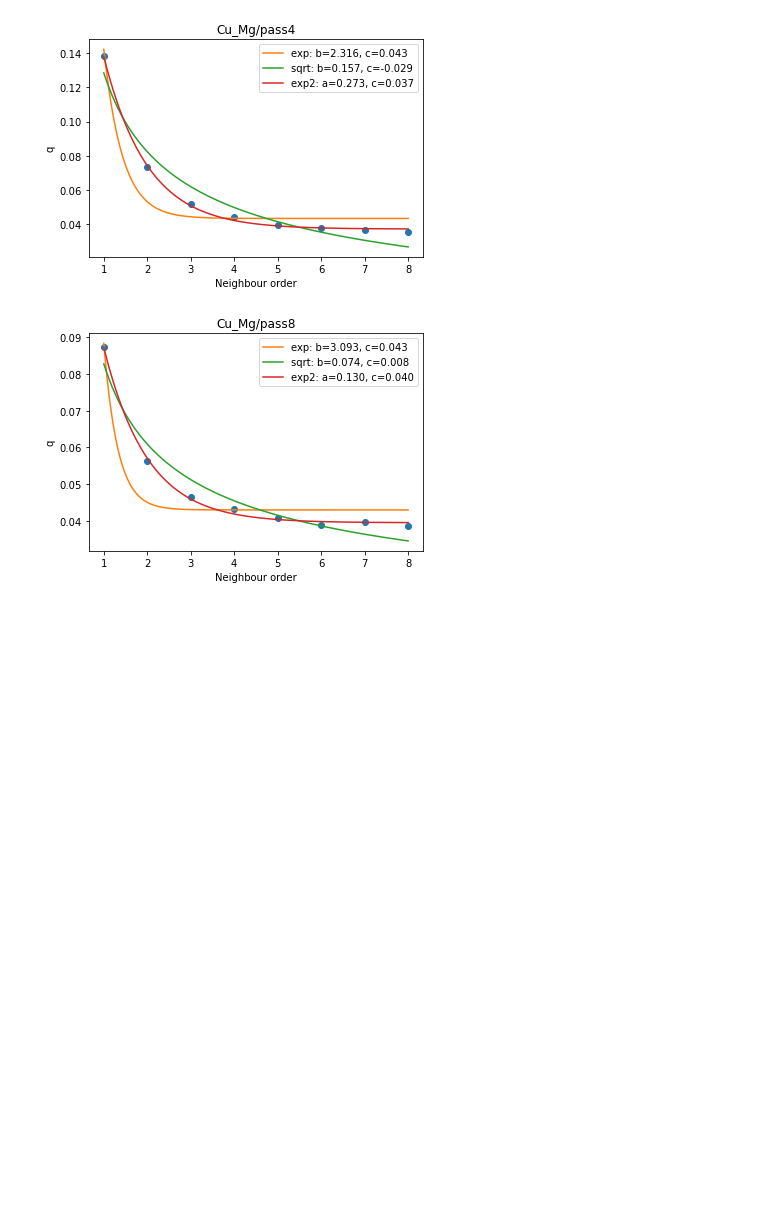
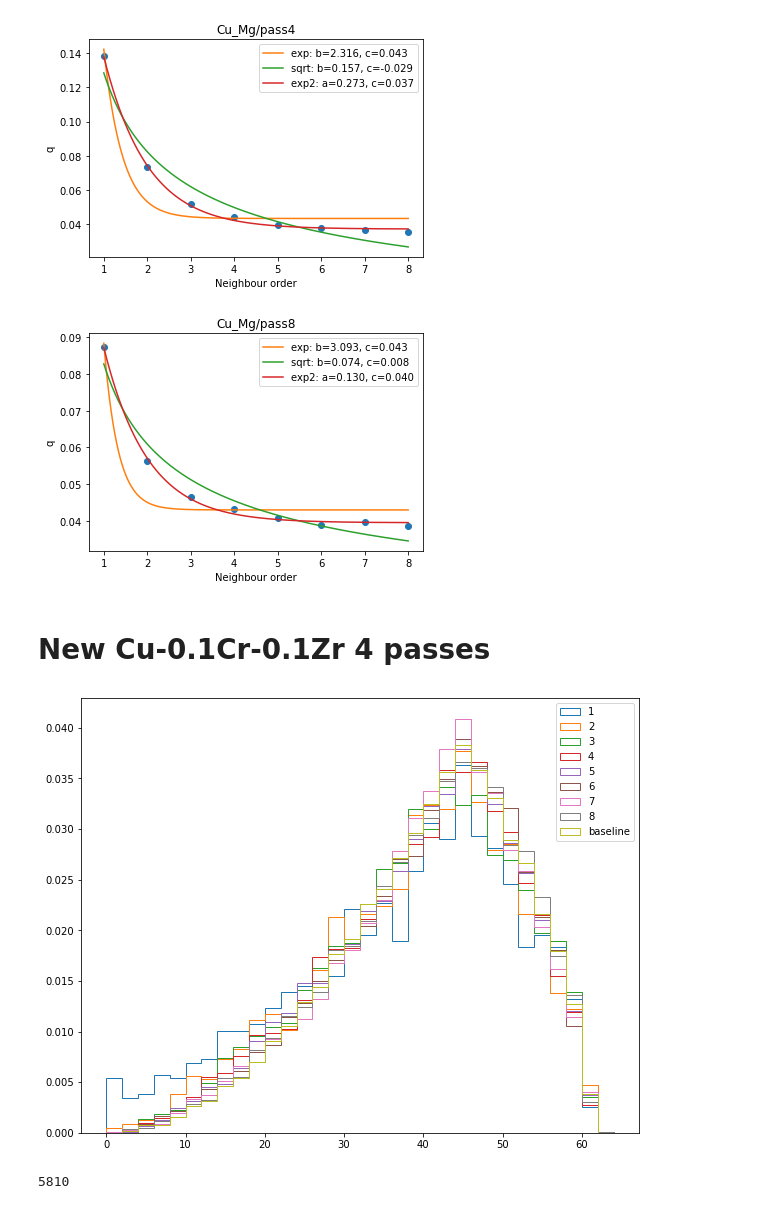
Before and after one commit to PRISBteam/Voronoi_PCC_Analyser, a Jupyter notebook: Approximation.ipynb, the cells around one changed output. Drawn from its saved outputs; the diff is of its cells as text; code cells hidden in the pictures; blank space fills up the shorter version.

```diff
--- a/Approximation.ipynb
+++ b/Approximation.ipynb
@@ -406,3 +406,5 @@ plt.legend()
 plt.show()
 # %% [output]
 [figure]
+# %% [markdown]
+# New Cu-0.1Cr-0.1Zr 4 passes
@@ -408,0 +413,22 @@ plt.show()
+# %%
+bins = np.linspace(0, 64, 33)
+# %%
+filename = '/Users/v94623eb2/Documents/ExpDataAnalysis/Experimental_Data/ECAP2022/Cu_01Cr_01Zr/Neper_RandomOri_Cu-0.1Cr-0.1Zr/pass4/disangles/disangles1.txt'
+random_distr = np.loadtxt(filename)
+# %%
+title = 'Cu_01Cr_01Zr/pass4(new)'
+dirname = '/Users/v94623eb2/Documents/Voronoi_DCC_Analyser/tests/pass4_dis'
+
+plt.figure(figsize=(10,8))
+disangles = {}
+for i in range(1, 9):
+    filename = os.path.join(dirname, f'disangles{i}.txt')
+    disangles[i] = np.loadtxt(filename)
+
+for i in range(1, 9):
+    plt.hist(disangles[i], bins=bins, density=True, histtype='step', label=str(i))
+plt.hist(random_distr, bins=bins, density=True, histtype='step', label='baseline')
+plt.legend()
+plt.show()
+# %% [output]
+[figure, added]
@@ -408,0 +443,4 @@ plt.show()
+# %%
+len(disangles[3])
+# %% [output]
+5810
```
Also changed, not shown: parts of 37 cells of this notebook, 1 other file.
